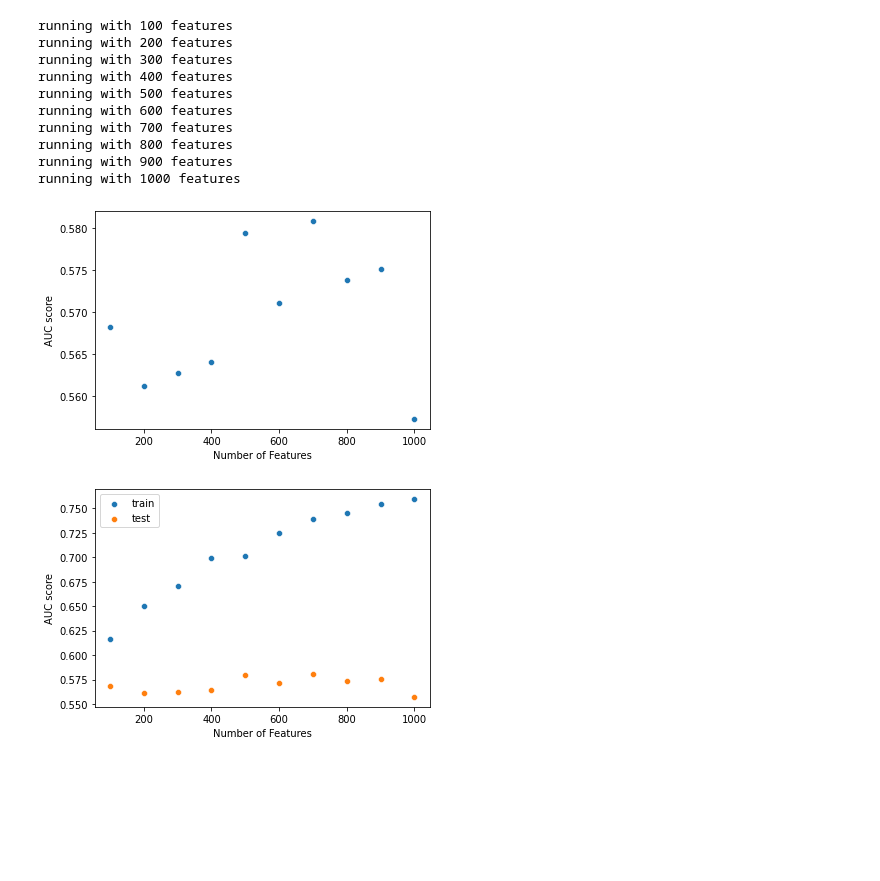
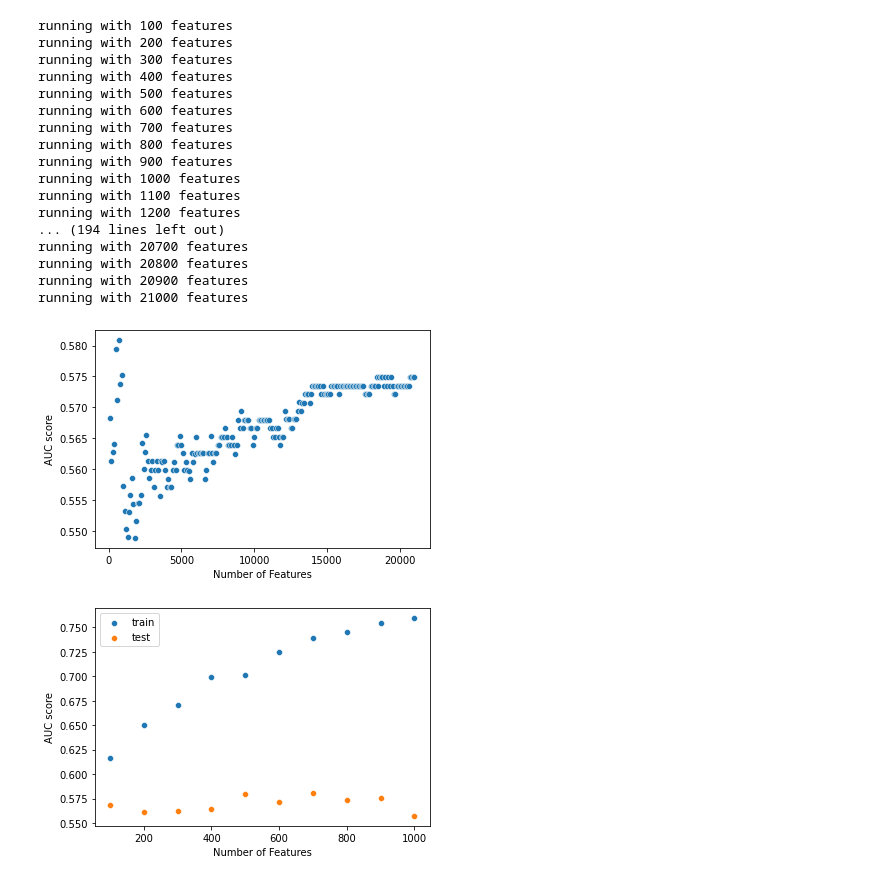
Before and after one commit to carterwward/SongSentiment, a Jupyter notebook: auc_analysis.ipynb, the cells around one changed output. Drawn from its saved outputs; the diff is of its cells as text; code cells hidden in the pictures; blank space fills up the shorter version.

```diff
--- a/auc_analysis.ipynb
+++ b/auc_analysis.ipynb
@@ -21,7 +21,7 @@ test_lr_val = test['lr_valence'].values
 feature_num_list = []
 train_auc_scores = []
 test_auc_scores = []
-for i in range(100, 1001, 100):
+for i in range(100, 21001, 100):
     train, test = train_test_split(master, test_size=0.25, random_state=42)
     train_token_lyrs = train['tokenized_lyrics'].values
     test_token_lyrs = test['tokenized_lyrics'].values
@@ -65,15 +65,22 @@ running with 700 features
 running with 800 features
 running with 900 features
 running with 1000 features
+running with 1100 features
+running with 1200 features
+... (194 lines left out)
+running with 20700 features
+running with 20800 features
+running with 20900 features
+running with 21000 features
 # %%
 test_plot = sns.scatterplot(x=feature_num_list, y=test_auc_scores)
 
 plt.ylabel('AUC score')
 plt.xlabel('Number of Features')
-# test_plot = test_plot.get_figure()
-# test_plot.savefig("1000_feature_auc_test_scatter.png")
+test_plot = test_plot.get_figure()
+test_plot.savefig("21000_feature_auc_test_scatter.png")
 # %% [output]
-[figure, old version]
+[figure, new version]
 # %%
 train_plot = sns.scatterplot(x=feature_num_list, y=train_auc_scores, label = 'train')
 test_plot = sns.scatterplot(x=feature_num_list, y=test_auc_scores, label ='test')
```
Also changed, not shown: parts of 4 cells of this notebook, 18 other files.
